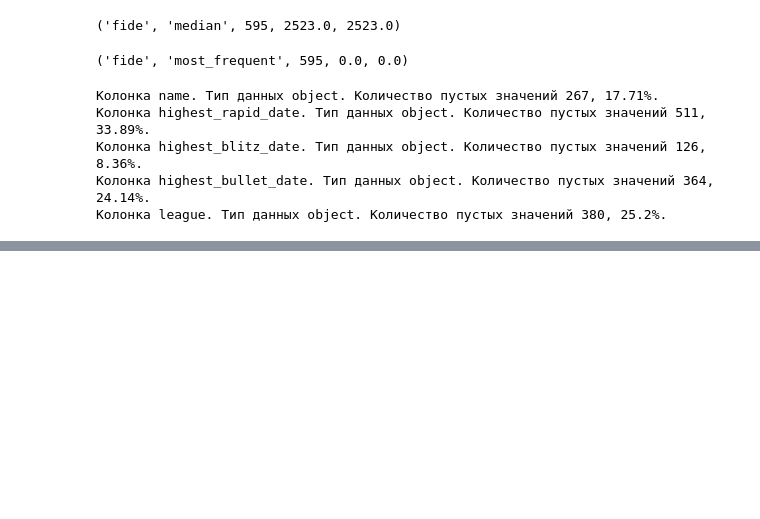
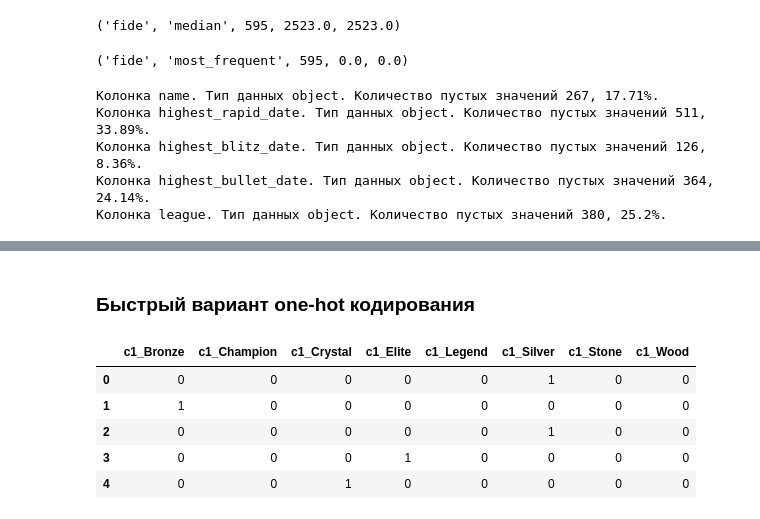
Before and after one commit to dj1vs/ml, a Jupyter notebook: missing.ipynb, the cells around one changed output, grey strips where cells are left out. Saved outputs shown, nothing was run; the diff lists cells and outputs as text; code cells hidden in the pictures; blank space fills up the shorter version.

```diff
--- a/missing.ipynb
+++ b/missing.ipynb
@@ -314,3 +314,6 @@ for col in df.columns:
 Колонка highest_blitz_date. Тип данных object. Количество пустых значений 126, 8.36%.
 Колонка highest_bullet_date. Тип данных object. Количество пустых значений 364, 24.14%.
 Колонка league. Тип данных object. Количество пустых значений 380, 25.2%.
+# %%
+cat_temp_data = df[['league']]
+cat_temp_data.head()
@@ -316,0 +336,5 @@ for col in df.columns:
+# %%
+# Импьютация наиболее частыми значениями
+imp2 = SimpleImputer(missing_values=np.nan, strategy='most_frequent')
+data_imp2 = imp2.fit_transform(cat_temp_data)
+data_imp2
@@ -316,0 +375,3 @@ for col in df.columns:
+# %%
+cat_enc = pd.DataFrame({'c1':data_imp2.T[0]})
+cat_enc
@@ -316,0 +616,11 @@ for col in df.columns:
+# %% [markdown]
+### Быстрый вариант one-hot кодирования
+# %%
+pd.get_dummies(cat_enc).head()
+# %% [output]
+|  | c1_Bronze | c1_Champion | c1_Crystal | c1_Elite | c1_Legend | c1_Silver | c1_Stone | c1_Wood |
+| 0 | 0 | 0 | 0 | 0 | 0 | 1 | 0 | 0 |
+| 1 | 1 | 0 | 0 | 0 | 0 | 0 | 0 | 0 |
+| 2 | 0 | 0 | 0 | 0 | 0 | 1 | 0 | 0 |
+| 3 | 0 | 0 | 0 | 1 | 0 | 0 | 0 | 0 |
+| 4 | 0 | 0 | 1 | 0 | 0 | 0 | 0 | 0 |
```
Also changed, not shown: parts of 47 cells of this notebook.
